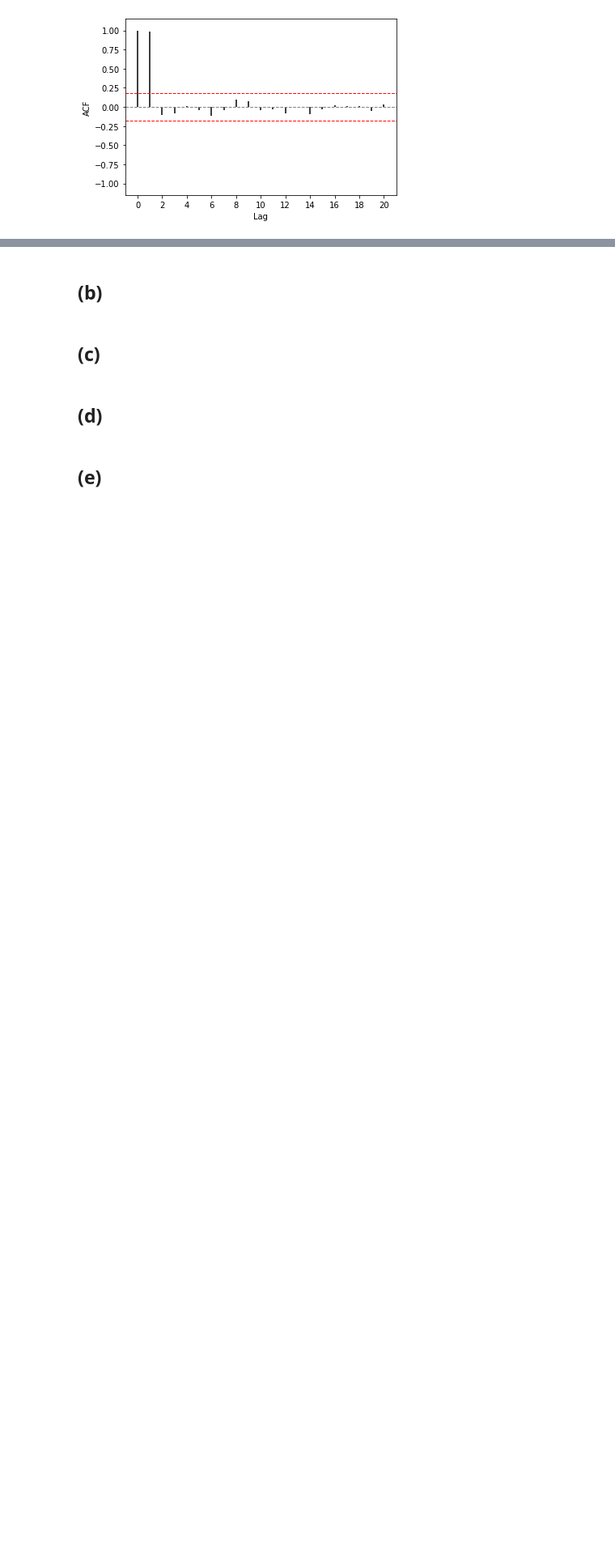
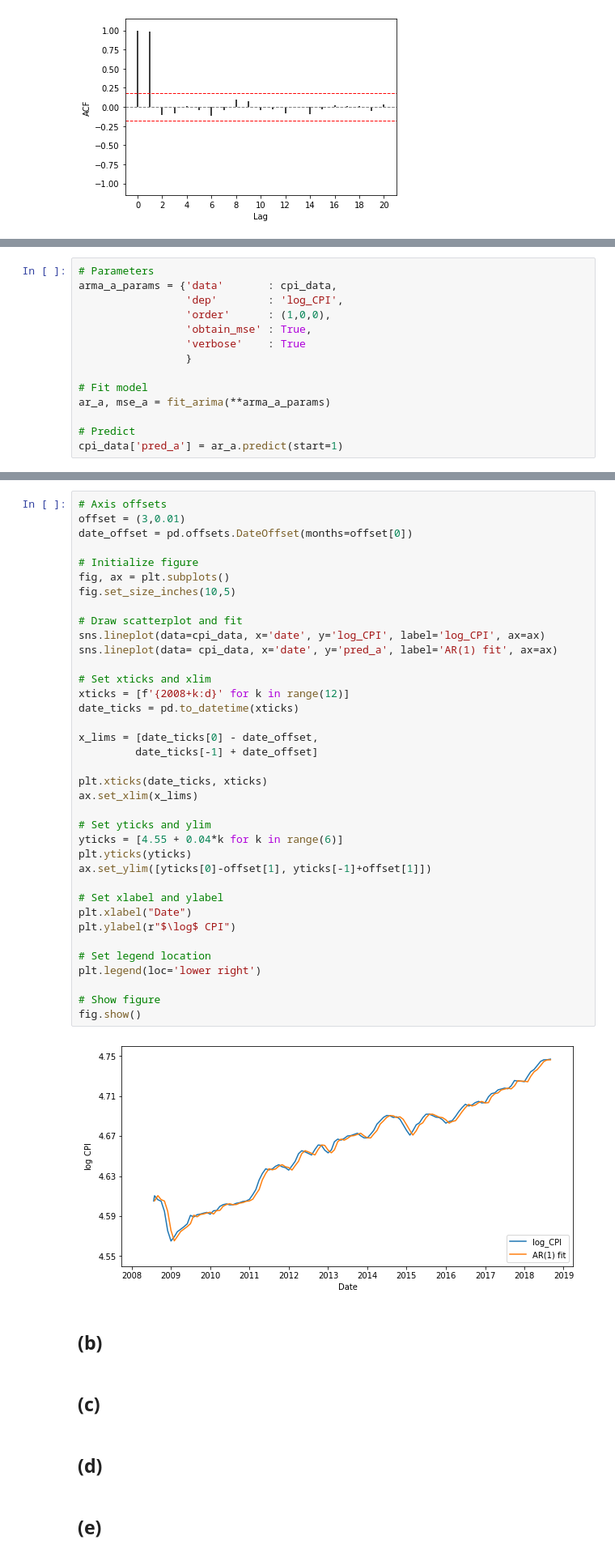
Before and after one commit to pipeton8/6.439-stats-comp-applications, a Jupyter notebook: Assignments/3 - Economics/6.439 - Problem Set 3.ipynb, the cells around one changed output, grey strips where cells are left out. Shown at 81% size. Drawn from its saved outputs; the diff is of its cells as text; blank space fills up the shorter version.

```diff
--- a/Assignments/3 - Economics/6.439 - Problem Set 3.ipynb
+++ b/Assignments/3 - Economics/6.439 - Problem Set 3.ipynb
@@ -965,0 +962,14 @@ AR.1            1.0017           +0.0000j            1.0017            0.0000
+# %%
+# Parameters
+arma_a_params = {'data'       : cpi_data,
+                 'dep'        : 'log_CPI',
+                 'order'      : (1,0,0),
+                 'obtain_mse' : True,
+                 'verbose'    : True
+                 }
+
+# Fit model
+ar_a, mse_a = fit_arima(**arma_a_params)
+
+# Predict
+cpi_data['pred_a'] = ar_a.predict(start=1)
@@ -966,3 +998,42 @@ AR.1            1.0017           +0.0000j            1.0017            0.0000
+# %%
+# Axis offsets
+offset = (3,0.01)
+date_offset = pd.offsets.DateOffset(months=offset[0])
+
+# Initialize figure
+fig, ax = plt.subplots()
+fig.set_size_inches(10,5)
+
+# Draw scatterplot and fit
+sns.lineplot(data=cpi_data, x='date', y='log_CPI', label='log_CPI', ax=ax)
+sns.lineplot(data= cpi_data, x='date', y='pred_a', label='AR(1) fit', ax=ax)
+
+# Set xticks and xlim
+xticks = [f'{2008+k:d}' for k in range(12)]
+date_ticks = pd.to_datetime(xticks)
+
+x_lims = [date_ticks[0] - date_offset,
+         date_ticks[-1] + date_offset]
+
+plt.xticks(date_ticks, xticks)
+ax.set_xlim(x_lims)
+
+# Set yticks and ylim
+yticks = [4.55 + 0.04*k for k in range(6)]
+plt.yticks(yticks)
+ax.set_ylim([yticks[0]-offset[1], yticks[-1]+offset[1]])
+
+# Set xlabel and ylabel
+plt.xlabel("Date")
+plt.ylabel(r"$\log$ CPI")
+
+# Set legend location
+plt.legend(loc='lower right')
+
+# Show figure
+fig.show()
+# %% [output]
+[figure, added]
 # %% [markdown]
 ## (b)
 # %% [markdown]
```
Also changed, not shown: parts of 6 cells of this notebook.
